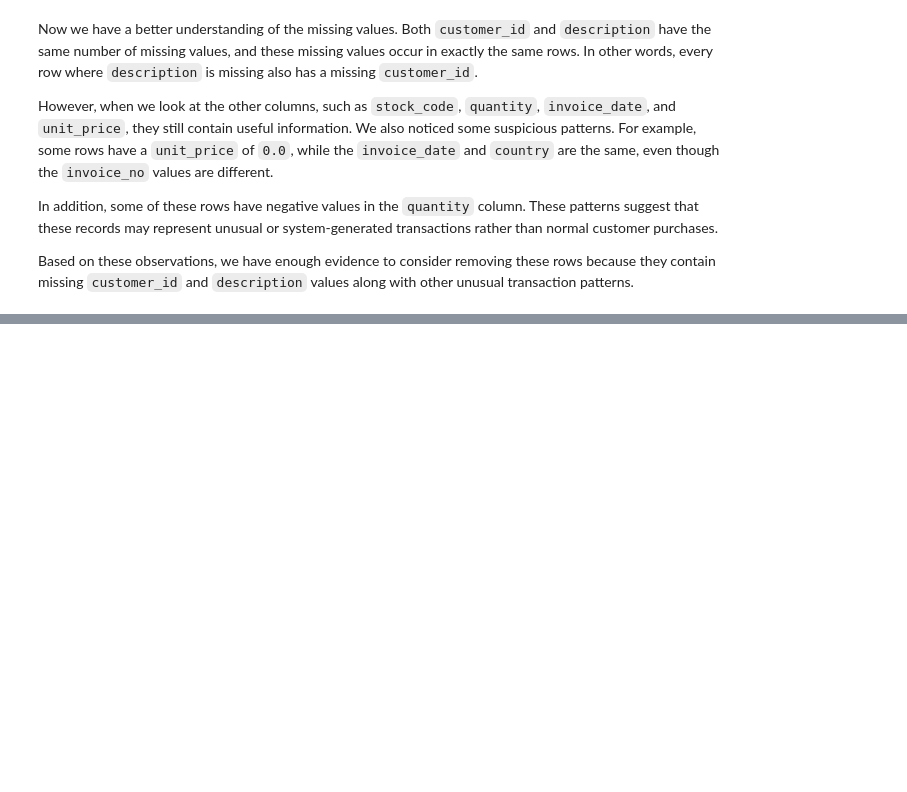
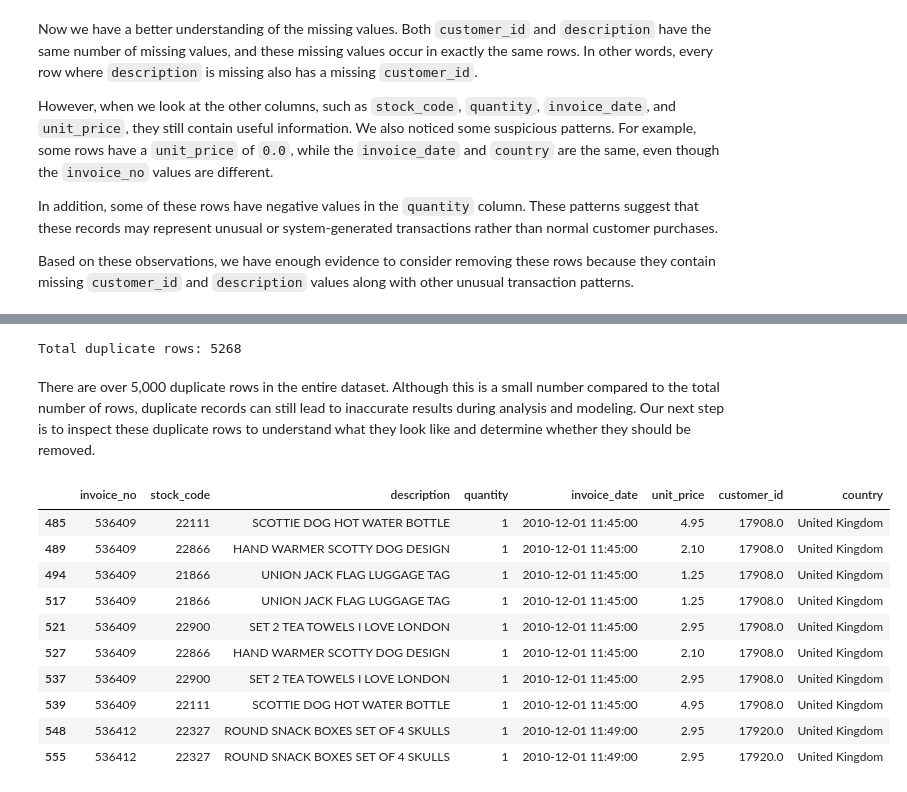
Before and after one commit to Lyvinthai/Retail_Sales_Data_Analytics, a Jupyter notebook: noteboook/cleaning.ipynb, the cells around one changed output, grey strips where cells are left out. Saved outputs shown, nothing was run; the diff lists cells and outputs as text; code cells hidden in the pictures; blank space fills up the shorter version.

```diff
--- a/noteboook/cleaning.ipynb
+++ b/noteboook/cleaning.ipynb
@@ -250,0 +295,24 @@ Based on these observations, we have enough evidence to consider removing these
+# %%
+# count the total number of duplicate rows
+duplicate_count = df.duplicated().sum()
+print(f"Total duplicate rows: {duplicate_count}")
+# %% [output]
+Total duplicate rows: 5268
+# %% [markdown]
+There are over 5,000 duplicate rows in the entire dataset. Although this is a small number compared to the total number of rows, duplicate records can still lead to inaccurate results during analysis and modeling. Our next step is to inspect these duplicate rows to understand what they look like and determine whether they should be removed.
+# %%
+# preview the first 10 duplicate rows
+duplicates = df[df.duplicated(keep=False)]
+duplicates.head(10)
+# %% [output]
+|  | invoice_no | stock_code | description | quantity | invoice_date | unit_price | customer_id | country |
+| 485 | 536409 | 22111 | SCOTTIE DOG HOT WATER BOTTLE | 1 | 2010-12-01 11:45:00 | 4.95 | 17908.0 | United Kingdom |
+| 489 | 536409 | 22866 | HAND WARMER SCOTTY DOG DESIGN | 1 | 2010-12-01 11:45:00 | 2.10 | 17908.0 | United Kingdom |
+| 494 | 536409 | 21866 | UNION JACK FLAG LUGGAGE TAG | 1 | 2010-12-01 11:45:00 | 1.25 | 17908.0 | United Kingdom |
+| 517 | 536409 | 21866 | UNION JACK FLAG LUGGAGE TAG | 1 | 2010-12-01 11:45:00 | 1.25 | 17908.0 | United Kingdom |
+| 521 | 536409 | 22900 | SET 2 TEA TOWELS I LOVE LONDON | 1 | 2010-12-01 11:45:00 | 2.95 | 17908.0 | United Kingdom |
+| 527 | 536409 | 22866 | HAND WARMER SCOTTY DOG DESIGN | 1 | 2010-12-01 11:45:00 | 2.10 | 17908.0 | United Kingdom |
+| 537 | 536409 | 22900 | SET 2 TEA TOWELS I LOVE LONDON | 1 | 2010-12-01 11:45:00 | 2.95 | 17908.0 | United Kingdom |
+| 539 | 536409 | 22111 | SCOTTIE DOG HOT WATER BOTTLE | 1 | 2010-12-01 11:45:00 | 4.95 | 17908.0 | United Kingdom |
+| 548 | 536412 | 22327 | ROUND SNACK BOXES SET OF 4 SKULLS | 1 | 2010-12-01 11:49:00 | 2.95 | 17920.0 | United Kingdom |
+| 555 | 536412 | 22327 | ROUND SNACK BOXES SET OF 4 SKULLS | 1 | 2010-12-01 11:49:00 | 2.95 | 17920.0 | United Kingdom |
```
Also changed, not shown: parts of 18 cells of this notebook.
